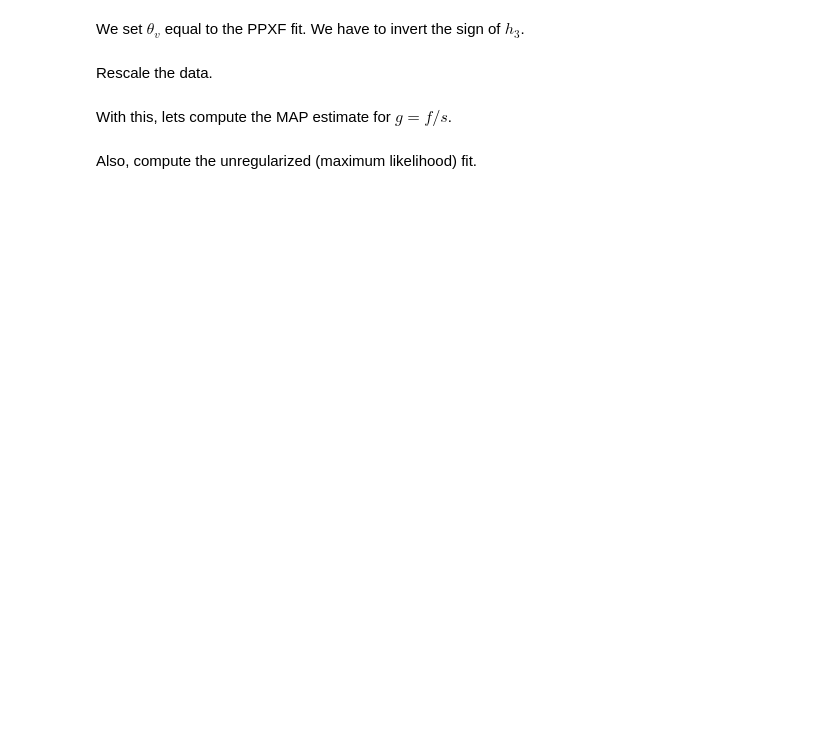
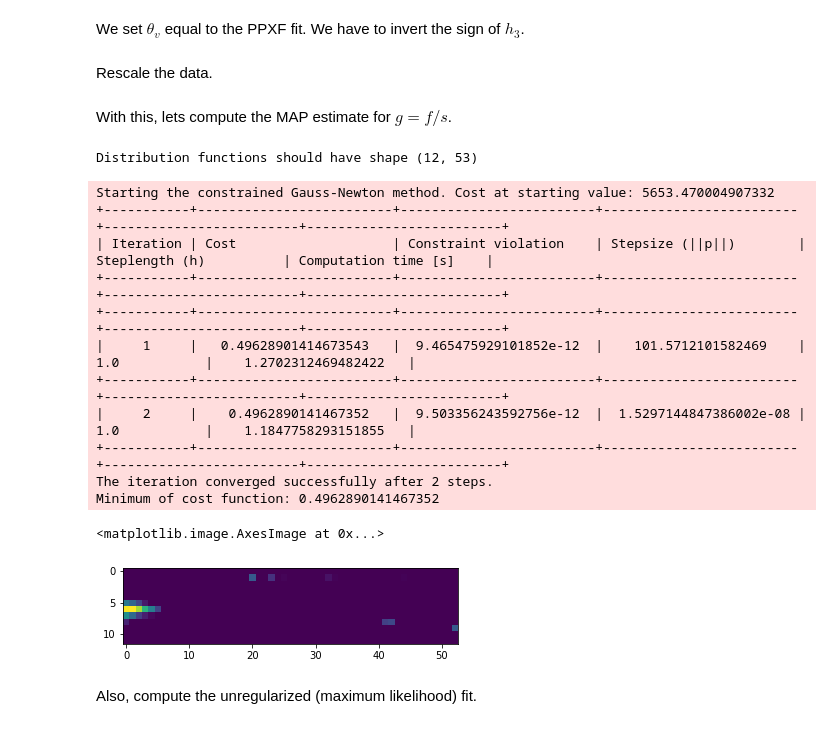
Before and after one commit to prashjet/uq4pk, a Jupyter notebook: notebooks/M54_part3.ipynb, the cells around one changed output. Drawn from its saved outputs; the diff is of its cells as text; code cells hidden in the pictures; blank space fills up the shorter version.

```diff
--- a/notebooks/M54_part3.ipynb
+++ b/notebooks/M54_part3.ipynb
@@ -124,21 +133,36 @@ With this, lets compute the MAP estimate for $g = f / s$.
 # %%
 %matplotlib inline
 
 from uq4pk_fit.inference import ForwardOperator, StatModel
 
 
 forward_operator = ForwardOperator(hermite_order=4, mask=mask, ssps=ssps_corrected, dv=ssps_corrected.dv,
                                    do_log_resample=False)
 # Fit the model
 model = StatModel(y=y_scaled, y_sd=y_sd_scaled, forward_operator=forward_operator)
 model.fix_theta_v(indices=np.arange(model.dim_theta), values=theta_v)
-model.beta1 = 1.
+model.beta1 = .01
 fitted_model = model.fit()
 g_map = fitted_model.f_map
 f_map = s * g_map.clip(min=0.)  # Enforce nonnegativity
 
 im_map = orient_image(f_map)
 plt.imshow(im_map)
+# %% [output]
+Distribution functions should have shape (12, 53)
+Starting the constrained Gauss-Newton method. Cost at starting value: 5653.470004907332
++-----------+-------------------------+-------------------------+-------------------------+-------------------------+-------------------------+
+| Iteration | Cost                    | Constraint violation    | Stepsize (||p||)        | Steplength (h)          | Computation time [s]    |
++-----------+-------------------------+-------------------------+-------------------------+-------------------------+-------------------------+
++-----------+-------------------------+-------------------------+-------------------------+-------------------------+-------------------------+
+|     1     |   0.49628901414673543   |  9.465475929101852e-12  |    101.5712101582469    |           1.0           |    1.2702312469482422   |
++-----------+-------------------------+-------------------------+-------------------------+-------------------------+-------------------------+
+|     2     |    0.4962890141467352   |  9.503356243592756e-12  |  1.5297144847386002e-08 |           1.0           |    1.1847758293151855   |
++-----------+-------------------------+-------------------------+-------------------------+-------------------------+-------------------------+
+The iteration converged successfully after 2 steps.
+Minimum of cost function: 0.4962890141467352
+<matplotlib.image.AxesImage at 0x...>
+[figure, added]
 # %% [markdown]
 Also, compute the unregularized (maximum likelihood) fit.
 # %%
```
Also changed, not shown: parts of 10 cells of this notebook, 15 other files.
